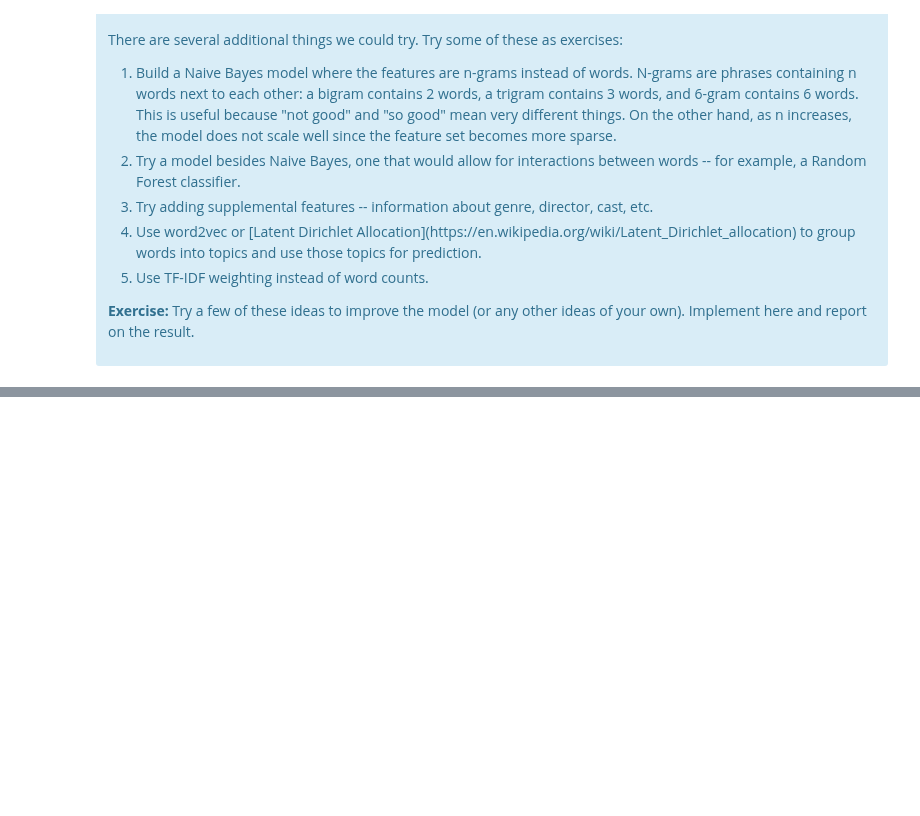
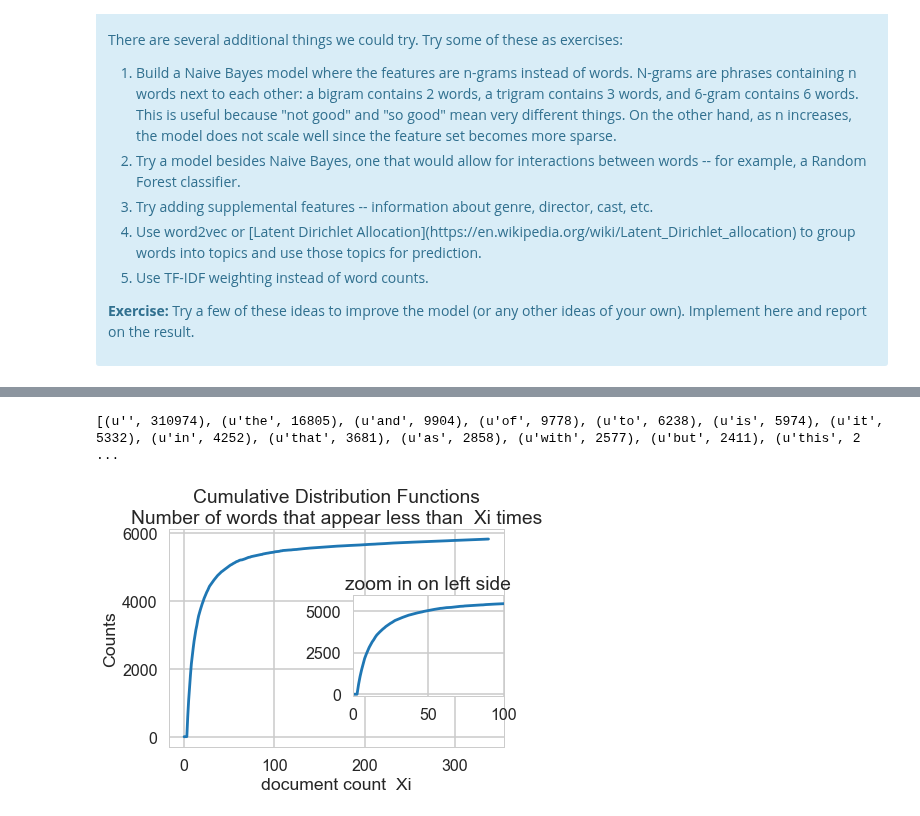
Before and after one commit to lbjennings/Springboard, a Jupyter notebook: Springboard/Mini-Projects/naive_bayes/Mini_Project_Naive_Bayes.ipynb, the cells around one changed output, grey strips where cells are left out. Cells and saved outputs as stored; diff of their text form; code cells hidden in the pictures; blank space fills up the shorter version.

```diff
--- a/Springboard/Mini-Projects/naive_bayes/Mini_Project_Naive_Bayes.ipynb
+++ b/Springboard/Mini-Projects/naive_bayes/Mini_Project_Naive_Bayes.ipynb
@@ -716,0 +757,45 @@ There are several additional things we could try. Try some of these as exercises
+# %%
+ng_words = list(vec.get_feature_names())
+ng_word_count = Counter(dict(zip(ng_words, ng_word_freq)))
+print (ng_word_count.most_common(50))
+# %% [output]
+[(u'', 310974), (u'the', 16805), (u'and', 9904), (u'of', 9778), (u'to', 6238), (u'is', 5974), (u'it', 5332), (u'in', 4252), (u'that', 3681), (u'as', 2858), (u'with', 2577), (u'but', 2411), (u'this', 2 ...
+# %%
+#now we want freq of words that appear in i documents (for x=5 that is words that appear in 5 documents)
+#empty variable for counting
+x_ng=0
+
+#list of words per document for plotting later
+x_ng_points=[]
+
+#list to hold word document counts and initialize with a zero for plotting later
+ng_pert=[]
+
+#loop over
+for i in ng_word_doc.values():
+    x_ng+=i
+    ng=x_ng
+    x_ng_points.append(x_ng)
+    ng_pert.append(ng)
+# %%
+n = len(ng_pert)
+fig, ax =plt.subplots()
+x=np.linspace(0,n,num=n)
+ax.plot(x,ng_pert)
+#_ = plt.xlim(0,316)
+_ = ax.set_xlabel('document count  Xi')
+_ = ax.set_ylabel('Counts')
+_ = ax.set_title('Cumulative Distribution Functions\nNumber of words that appear less than  Xi times')
+
+
+inset_ax=fig.add_axes([0.55,.3,.35,.35])
+inset_ax.plot(x,ng_pert)
+inset_ax.set_title('zoom in on left side')
+inset_ax.set_frame_on('on')
+
+inset_ax.set_xlim(0,100)
+plt.margins(0.02)
+
+plt.show()
+# %% [output]
+[figure, added]
```
Also changed, not shown: parts of 40 cells of this notebook.
